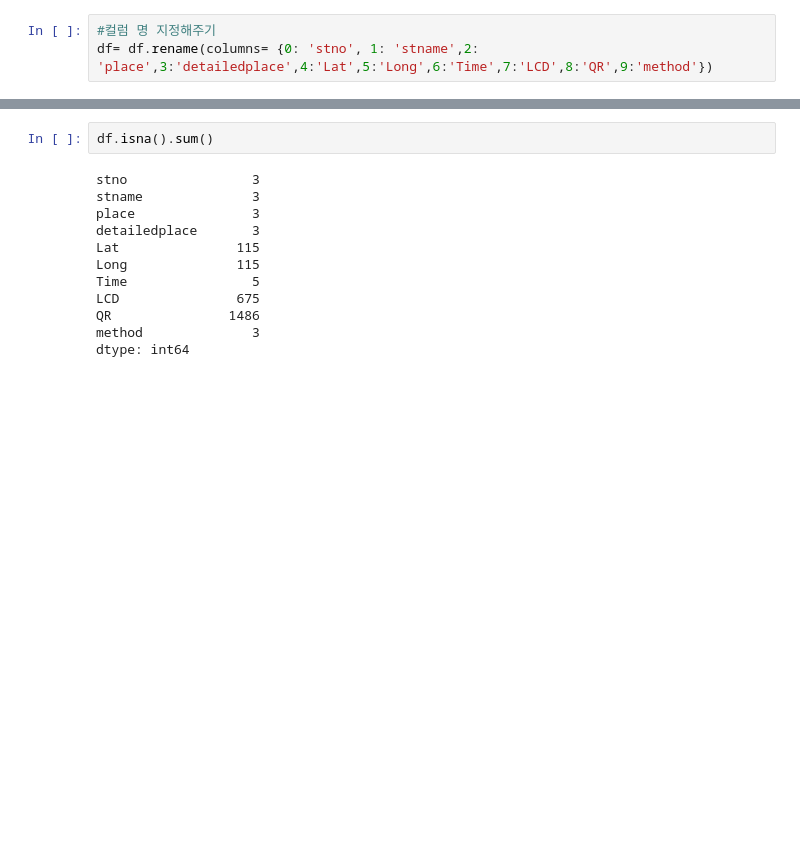
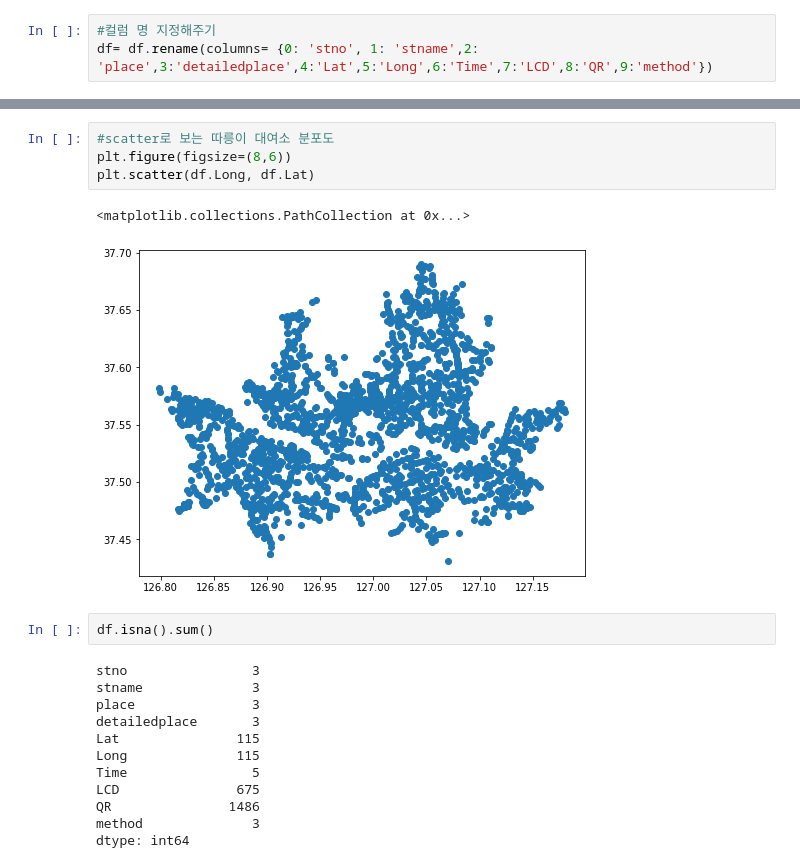
Before and after one commit to oliviachchoi/SDproject-bike-, a Jupyter notebook: seoul_bike.ipynb, the cells around one changed output, grey strips where cells are left out. Saved outputs shown, nothing was run; the diff lists cells and outputs as text; blank space fills up the shorter version.

```diff
--- a/seoul_bike.ipynb
+++ b/seoul_bike.ipynb
@@ -37,6 +57,13 @@ df.head()
 | 2 | 303.0 | 광화문역 1번출구 앞 | 종로구 | 서울특별시 종로구 세종대로 지하189 | 37.571770 | 126.974663 | 2015-10-07 | 8.0 | NaN | LCD |
 | 3 | 304.0 | 광화문역 2번출구 앞 | 종로구 | 서울특별시 종로구 세종대로 지하172 | 37.572113 | 126.977577 | 2021-01-26 | NaN | 7.0 | QR |
 | 4 | 305.0 | 종로구청 옆 | 종로구 | 서울특별시 종로구 삼봉로 43 | 37.572582 | 126.978355 | 2015-10-07 | 16.0 | NaN | LCD |
+# %%
+#scatter로 보는 따릉이 대여소 분포도
+plt.figure(figsize=(8,6))
+plt.scatter(df.Long, df.Lat)
+# %% [output]
+<matplotlib.collections.PathCollection at 0x...>
+[figure, added]
 # %%
 df.isna().sum()
 # %% [output]
```
Also changed, not shown: parts of 8 cells of this notebook.
